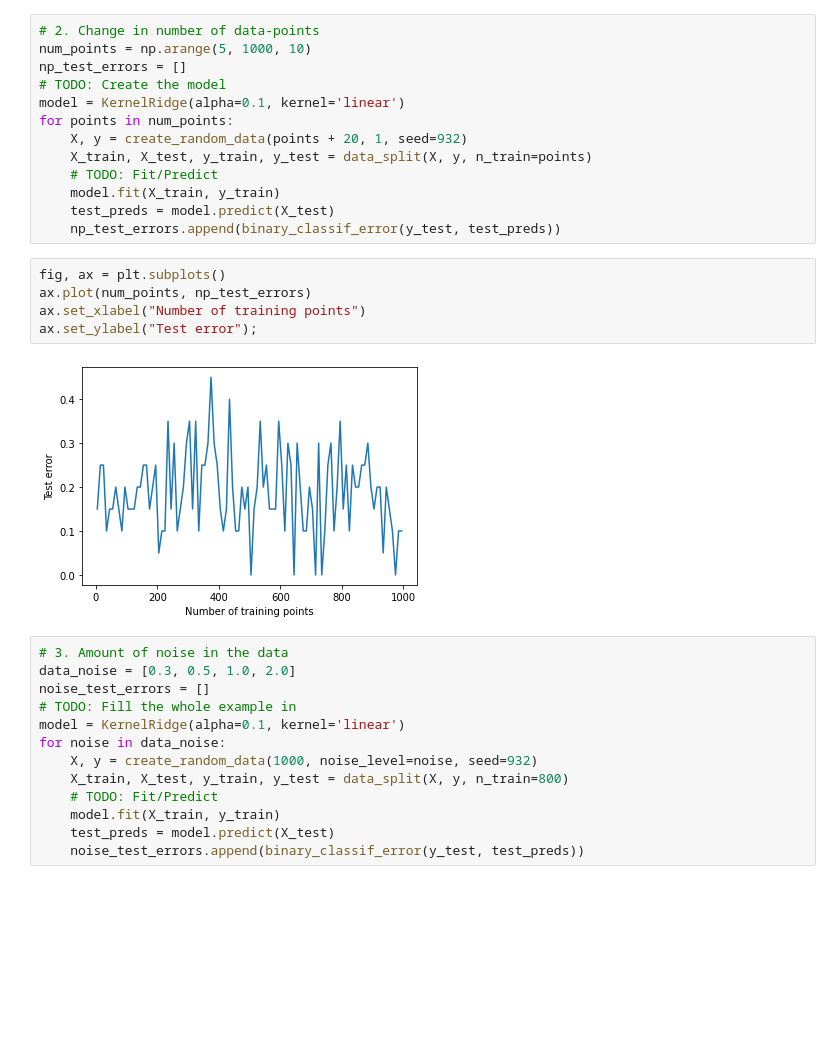
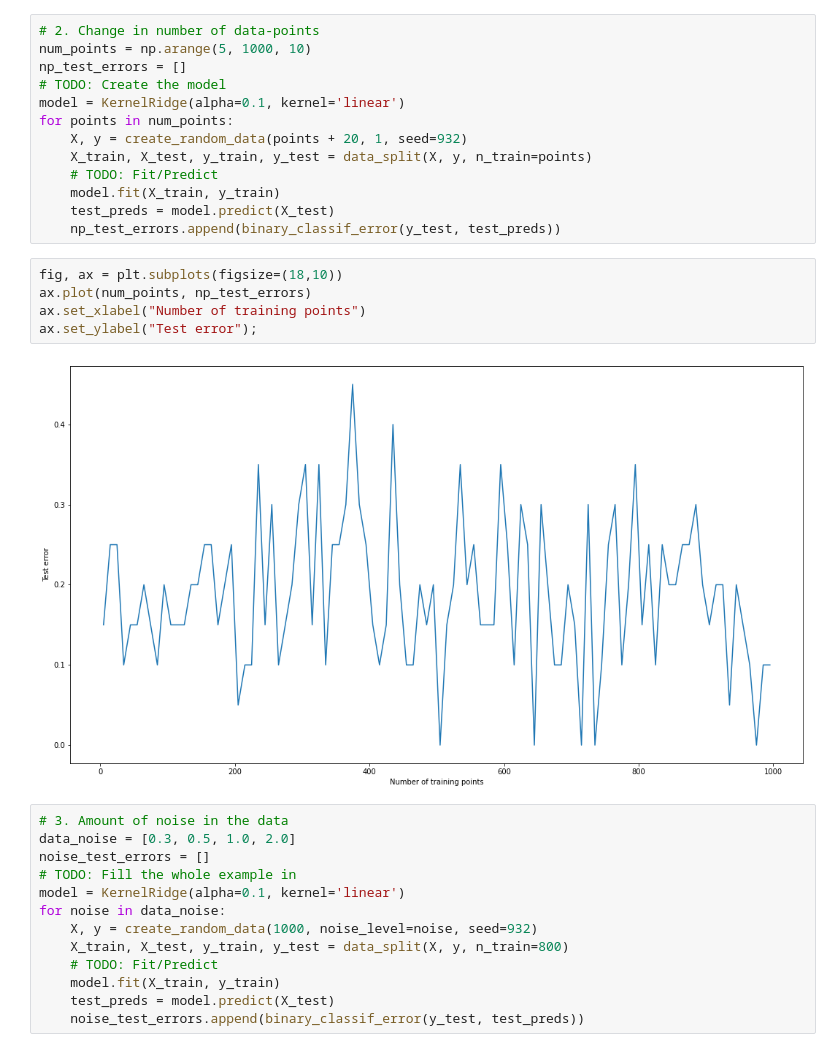
Before and after one commit to nickprock/RegML, a Jupyter notebook: python/lab1/Lab1_mySolution.ipynb, the cells around one changed output. Cells and saved outputs as stored; diff of their text form; blank space fills up the shorter version.

```diff
--- a/python/lab1/Lab1_mySolution.ipynb
+++ b/python/lab1/Lab1_mySolution.ipynb
@@ -128,12 +135,12 @@ for points in num_points:
     test_preds = model.predict(X_test)
     np_test_errors.append(binary_classif_error(y_test, test_preds))
 # %%
-fig, ax = plt.subplots()
+fig, ax = plt.subplots(figsize=(18,10))
 ax.plot(num_points, np_test_errors)
 ax.set_xlabel("Number of training points")
 ax.set_ylabel("Test error");
 # %% [output]
-[figure, old version]
+[figure, new version]
 # %%
 # 3. Amount of noise in the data
 data_noise = [0.3, 0.5, 1.0, 2.0]
```
Also changed, not shown: parts of 12 cells of this notebook.
